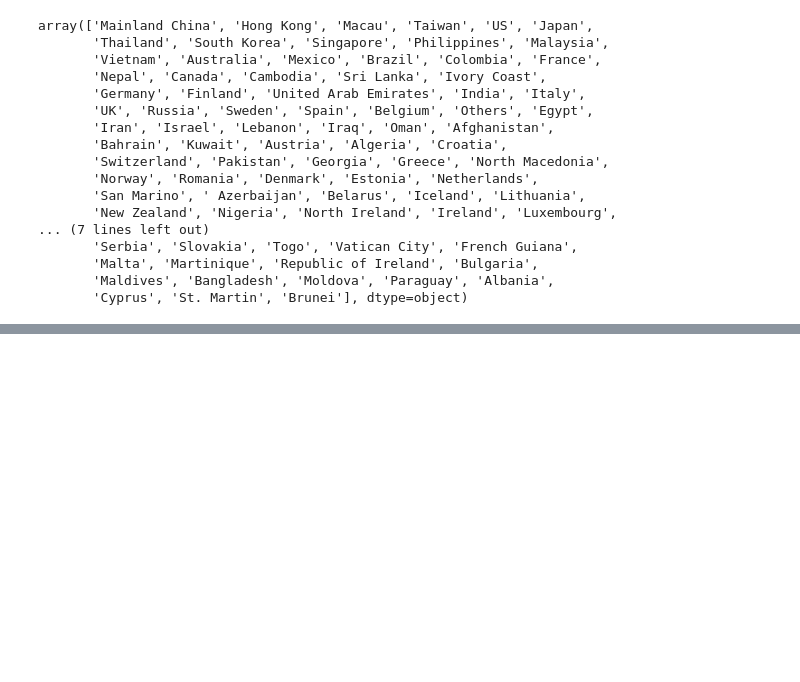
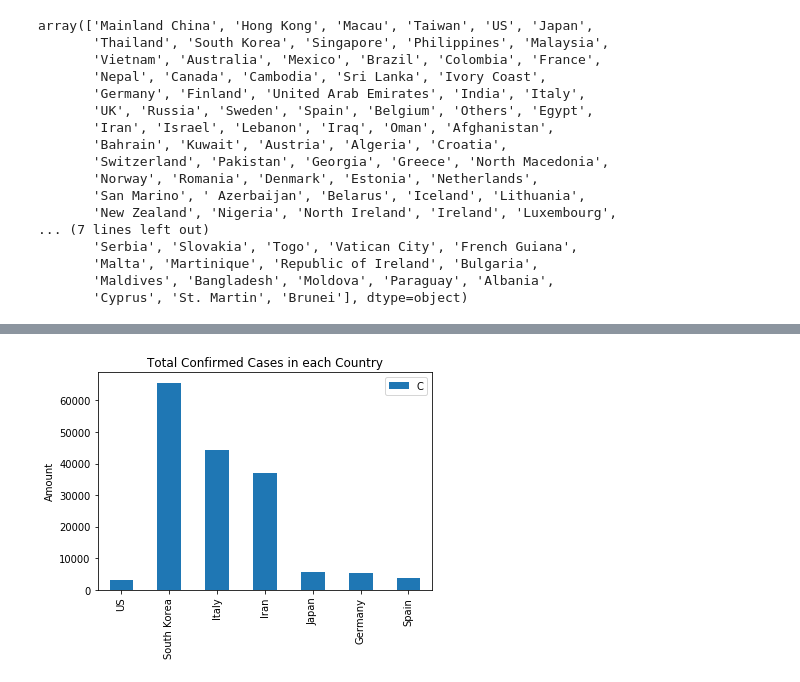
Before and after one commit to bhellner/COVID-19, a Jupyter notebook: Coronavirus_dataanalysis.ipynb, the cells around one changed output, grey strips where cells are left out. Drawn from its saved outputs; the diff is of its cells as text; code cells hidden in the pictures; blank space fills up the shorter version.

```diff
--- a/Coronavirus_dataanalysis.ipynb
+++ b/Coronavirus_dataanalysis.ipynb
@@ -119,0 +98,2 @@ Name: Country/Region, dtype: int64
+# %%
+df['Total_confirmed']= df.groupby('Country/Region')['Confirmed'].cumsum()
@@ -119,0 +150,40 @@ Name: Country/Region, dtype: int64
+# %%
+US_c= df[df['Country/Region'] == 'US']['Total_confirmed'].max()
+US_d= df[df['Country/Region'] == 'US']['Total_Deaths'].max()
+US_r= df[df['Country/Region'] == 'US']['Total_Recovered'].max()
+
+South_Korea_c= df[df['Country/Region'] == 'South Korea']['Total_confirmed'].max()
+South_Korea_d= df[df['Country/Region'] == 'South Korea']['Total_Deaths'].max()
+South_Korea_r= df[df['Country/Region'] == 'South Korea']['Total_Recovered'].max()
+
+Italy_c= df[df['Country/Region'] == 'Italy']['Total_confirmed'].max()
+Italy_d= df[df['Country/Region'] == 'Italy']['Total_Deaths'].max()
+Italy_r= df[df['Country/Region'] == 'Italy']['Total_Recovered'].max()
+
+Iran_c= df[df['Country/Region'] == 'Iran']['Total_confirmed'].max()
+Iran_d= df[df['Country/Region'] == 'Iran']['Total_Deaths'].max()
+Iran_r= df[df['Country/Region'] == 'Iran']['Total_Recovered'].max()
+
+Japan_c= df[df['Country/Region'] == 'Japan']['Total_confirmed'].max()
+Japan_d= df[df['Country/Region'] == 'Japan']['Total_Deaths'].max()
+Japan_r= df[df['Country/Region'] == 'Japan']['Total_Recovered'].max()
+
+Germany_c= df[df['Country/Region'] == 'Germany']['Total_confirmed'].max()
+Germany_d= df[df['Country/Region'] == 'Germany']['Total_Deaths'].max()
+Germany_r= df[df['Country/Region'] == 'Germany']['Total_Recovered'].max()
+
+Spain_c= df[df['Country/Region'] == 'Spain']['Total_confirmed'].max()
+Spain_d= df[df['Country/Region'] == 'Spain']['Total_Deaths'].max()
+Spain_r= df[df['Country/Region'] == 'Spain']['Total_Recovered'].max()
+# %%
+combined_c = pd.DataFrame({'US': US_c, 'South Korea': South_Korea_c,'Italy': Italy_c,'Iran':Iran_c, 'Japan':Japan_c,'Germany':Germany_c,'Spain':Spain_c}, index=[0])
+transpose_combined_c = combined_c.transpose()
+
+transpose_combined_c.plot.bar()
+#plt.ylim(0,100)
+plt.ylabel('Amount')
+plt.title('Total Confirmed Cases in each Country')
+plt.legend('Confirmed')
+plt.show()
+# %% [output]
+[figure, added]
```
Also changed, not shown: parts of 16 cells of this notebook.
